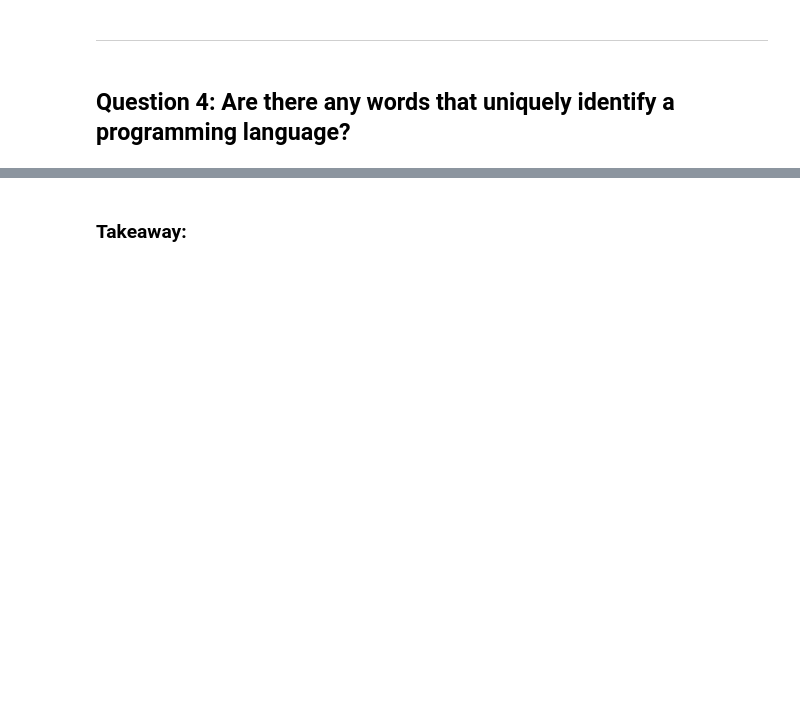
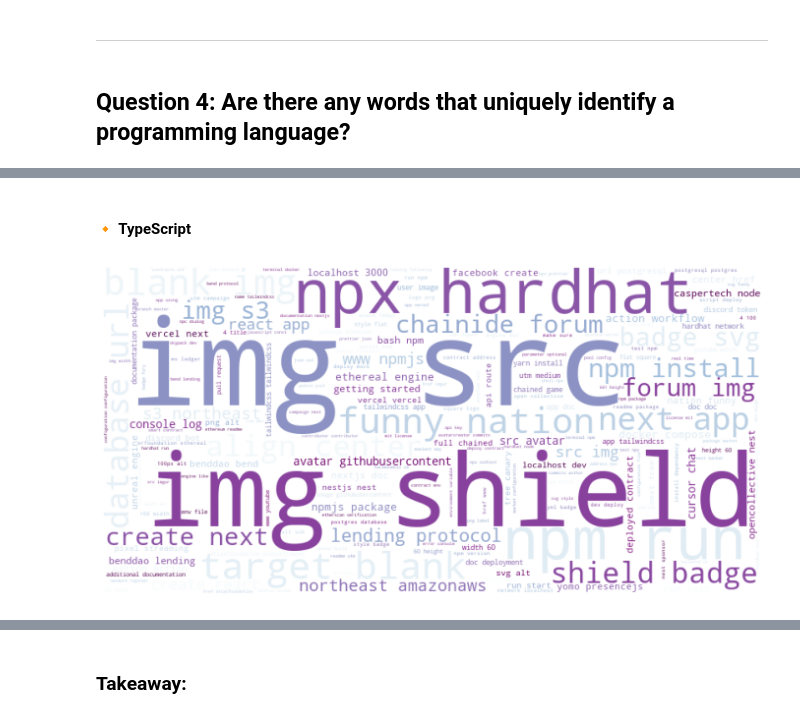
Before and after one commit to MBM-nlp/github_classification_project, a Jupyter notebook: meredith_eda.ipynb, the cells around one changed output, grey strips where cells are left out. Saved outputs shown, nothing was run; the diff lists cells and outputs as text; code cells hidden in the pictures; blank space fills up the shorter version.

```diff
--- a/meredith_eda.ipynb
+++ b/meredith_eda.ipynb
@@ -596,0 +640,14 @@ sns.barplot(x=go_freq.index, y=go_freq.frequency, palette ='viridis')
+# %% [markdown]
+#### 🔸	TypeScript
+# %%
+# Storing frequency into series
+typescript_bigrams = pd.Series(nltk.ngrams(typescript.split(),2)).value_counts()
+data = {k[0] + ' ' + k[1]: v for k, v in typescript_bigrams.to_dict().items()}
+# Using wordcloud to visualize most common words
+img = WordCloud(background_color='white', width=800, height=400, colormap = 'BuPu_r').generate_from_frequencies(data)
+plt.figure(figsize=(12, 8))
+plt.imshow(img)
+plt.axis('off')
+plt.show()
+# %% [output]
+[figure, added]
```
Also changed, not shown: parts of 21 cells of this notebook.
